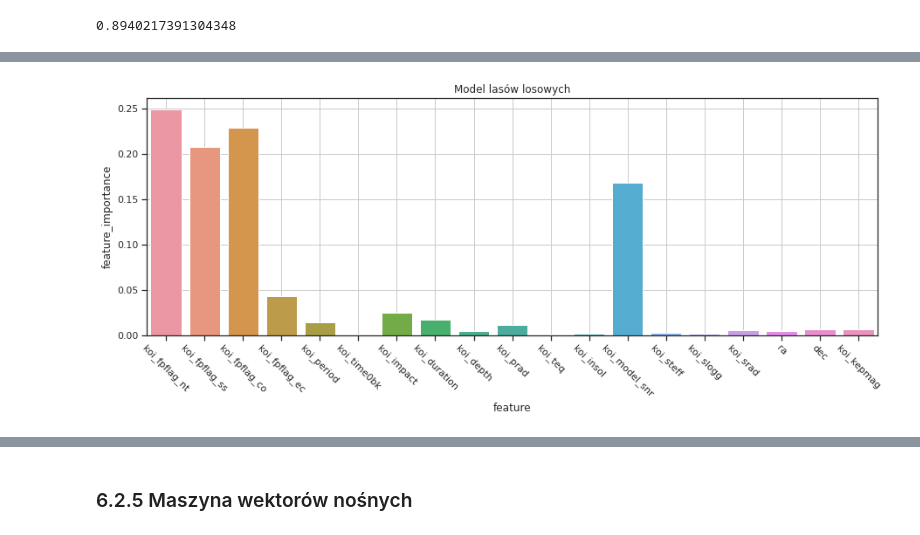
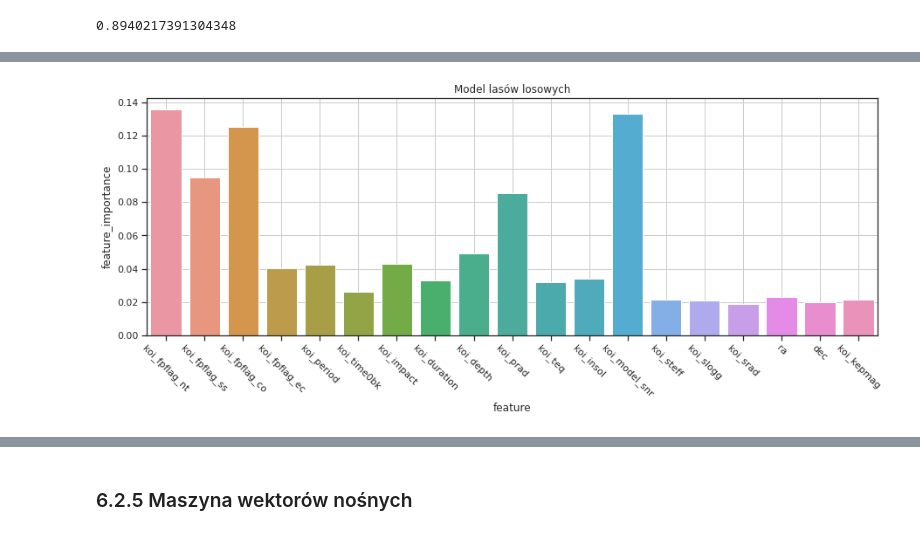
Before and after one commit to ArminD93/KeplerExoplanetSearchResults, a Jupyter notebook: KeplerExoplanetSearchResults.ipynb, the cells around one changed output, grey strips where cells are left out. Drawn from its saved outputs; the diff is of its cells as text; code cells hidden in the pictures.

```diff
--- a/KeplerExoplanetSearchResults.ipynb
+++ b/KeplerExoplanetSearchResults.ipynb
@@ -537,14 +537,16 @@ array([0.13103081, 0.09346038, 0.12692851, 0.04064756, 0.04090314,
 # %%
+features = pd.DataFrame(data={'feature': feature_names, 'feature_importance': forest_classifier.feature_importances_})
+
 plt.figure(figsize=(15, 5))
 
 g = sns.barplot(data=features, x='feature', y='feature_importance')
 g.set(title='Model lasów losowych')
 g.set_xticklabels( g.get_xticklabels(), rotation=-45 )
 
 plt.grid()
 plt.show()
 # %% [output]
-[figure, old version]
+[figure, new version]
 # %%
 px.bar(features, x='feature', y='feature_importance', width=800, height=400, title='Model lasów losowych')
 # %% [output]
```
Also changed, not shown: parts of 13 cells of this notebook.
